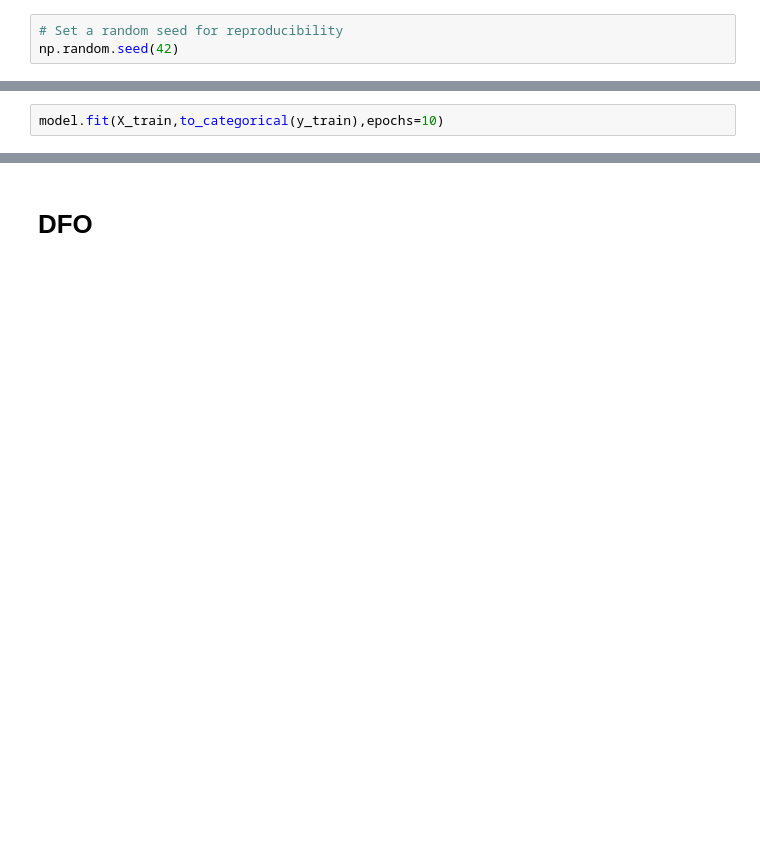
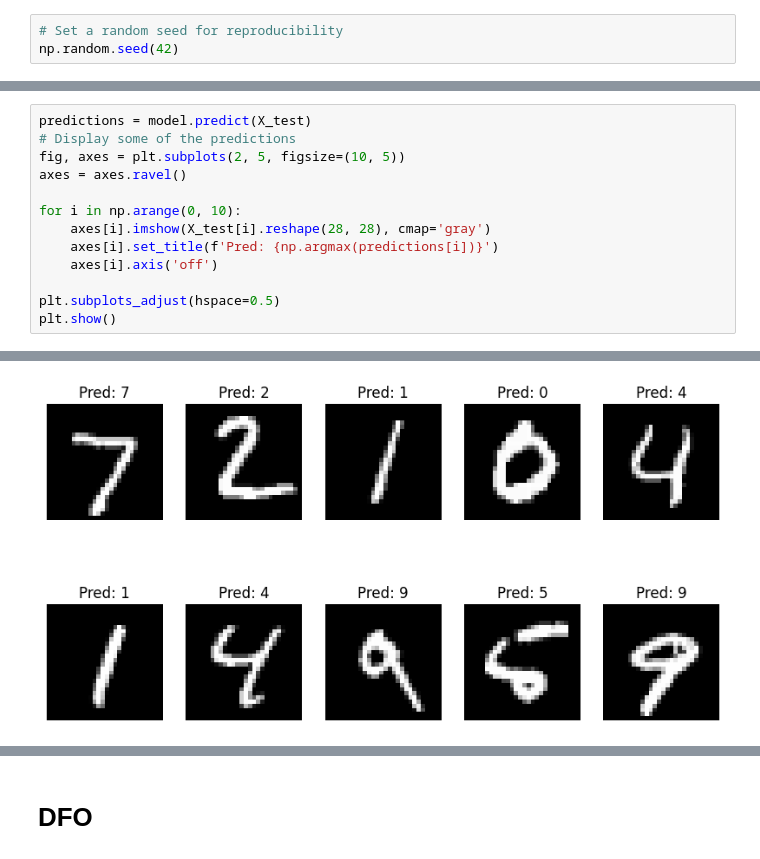
Before and after one commit to Bonniface/NNO, a Jupyter notebook: notebooks/notebook.ipynb, the cells around one changed output, grey strips where cells are left out. Saved outputs shown, nothing was run; the diff lists cells and outputs as text; blank space fills up the shorter version.

```diff
--- a/notebooks/notebook.ipynb
+++ b/notebooks/notebook.ipynb
@@ -91,2 +161,14 @@ model.compile(optimizer=Adam(lr=0.001), loss='categorical_crossentropy', metrics
-# %%
-model.fit(X_train,to_categorical(y_train),epochs=10)
+# %%
+predictions = model.predict(X_test)
+# Display some of the predictions
+fig, axes = plt.subplots(2, 5, figsize=(10, 5))
+axes = axes.ravel()
+
+for i in np.arange(0, 10):
+    axes[i].imshow(X_test[i].reshape(28, 28), cmap='gray')
+    axes[i].set_title(f'Pred: {np.argmax(predictions[i])}')
+    axes[i].axis('off')
+
+plt.subplots_adjust(hspace=0.5)
+plt.show()
+# %% [output]
@@ -93,3 +176,4 @@ model.fit(X_train,to_categorical(y_train),epochs=10)
+[figure, added]
 # %%
 # Prune the model
 def prune_low_magnitude(model, pruning_ratio, threshold, sparsity_target):
```
Also changed, not shown: parts of 20 cells of this notebook.
